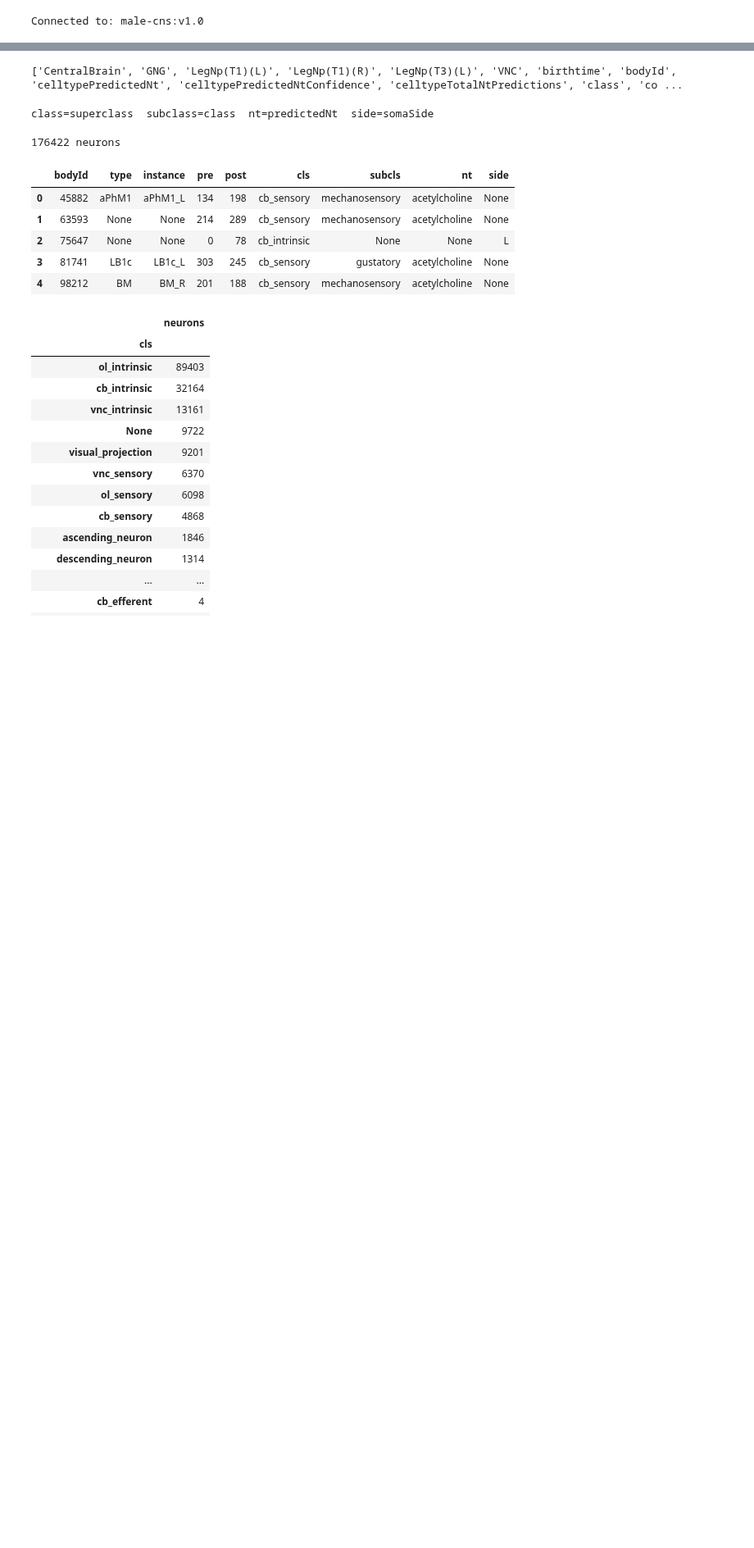
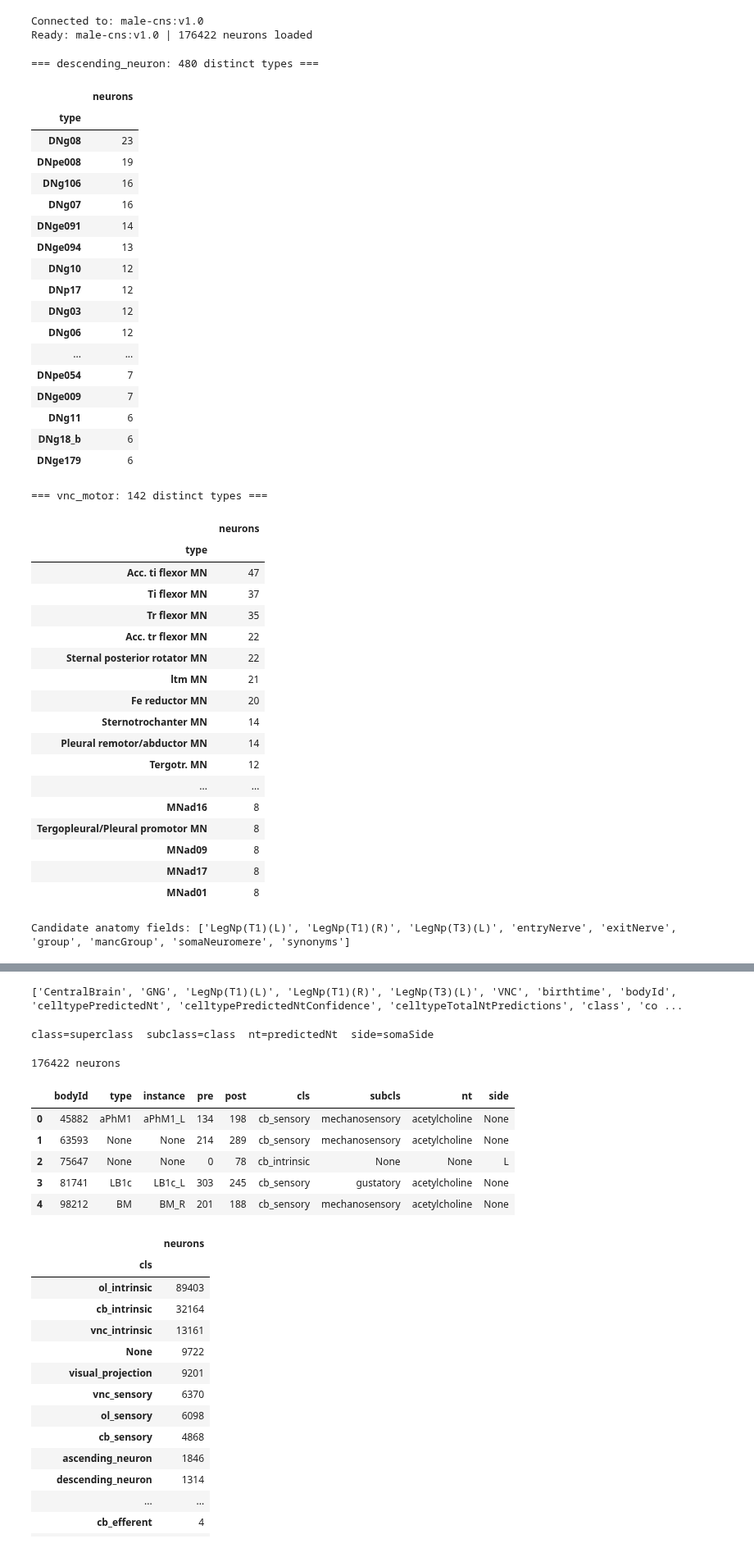
Before and after one commit to Notlord69/arm_simulation, a Jupyter notebook: brain/Notebooks.ipynb, the cells around one changed output, grey strips where cells are left out. Shown at 82% size. Saved outputs shown, nothing was run; the diff lists cells and outputs as text; code cells hidden in the pictures; blank space fills up the shorter version.

```diff
--- a/brain/Notebooks.ipynb
+++ b/brain/Notebooks.ipynb
@@ -12,5 +12,66 @@ c = neu.Client('https://neuprint.janelia.org',
 DATA = Path.home() / 'arm_simulation' / 'brain' / 'data'
 DATA.mkdir(parents=True, exist_ok=True)
 print("Connected to:", c.dataset)
+
+neurons = pd.read_parquet(DATA / 'neurons_male-cns_v1.0.parquet')
+CLASS, SUBCLASS, NT, SIDE = 'superclass', 'class', 'predictedNt', 'somaSide'
+props = c.fetch_custom("""
+    MATCH (n:Neuron) WITH n LIMIT 2000
+    UNWIND keys(n) AS k RETURN DISTINCT k AS property
+""")
+available = set(props['property'])
+
+print("Ready:", c.dataset, "|", len(neurons), "neurons loaded")
 # %% [output]
 Connected to: male-cns:v1.0
+Ready: male-cns:v1.0 | 176422 neurons loaded
+# %%
+for g in ['descending_neuron', 'vnc_motor']:
+    sub = neurons[neurons['cls'] == g]
+    print(f"\n=== {g}: {sub['type'].nunique()} distinct types ===")
+    display(sub['type'].value_counts().head(25).to_frame('neurons'))
+
+keywords = ['neuromere', 'nerve', 'target', 'segment', 'hemilineage',
+            'group', 'region', 'leg', 'muscle', 'synonym', 'entry', 'exit']
+hits = sorted(p for p in available if any(k in p.lower() for k in keywords))
+print("\nCandidate anatomy fields:", hits)
+# %% [output]
+=== descending_neuron: 480 distinct types ===
+|  | neurons |
+| type |  |
+| DNg08 | 23 |
+| DNpe008 | 19 |
+| DNg106 | 16 |
+| DNg07 | 16 |
+| DNge091 | 14 |
+| DNge094 | 13 |
+| DNg10 | 12 |
+| DNp17 | 12 |
+| DNg03 | 12 |
+| DNg06 | 12 |
+| ... | ... |
+| DNpe054 | 7 |
+| DNge009 | 7 |
+| DNg11 | 6 |
+| DNg18_b | 6 |
+| DNge179 | 6 |
+=== vnc_motor: 142 distinct types ===
+|  | neurons |
+| type |  |
+| Acc. ti flexor MN | 47 |
+| Ti flexor MN | 37 |
+| Tr flexor MN | 35 |
+| Acc. tr flexor MN | 22 |
+| Sternal posterior rotator MN | 22 |
+| ltm MN | 21 |
+| Fe reductor MN | 20 |
+| Sternotrochanter MN | 14 |
+| Pleural remotor/abductor MN | 14 |
+| Tergotr. MN | 12 |
+| ... | ... |
+| MNad16 | 8 |
+| Tergopleural/Pleural promotor MN | 8 |
+| MNad09 | 8 |
+| MNad17 | 8 |
+| MNad01 | 8 |
+Candidate anatomy fields: ['LegNp(T1)(L)', 'LegNp(T1)(R)', 'LegNp(T3)(L)', 'entryNerve', 'exitNerve', 'group', 'mancGroup', 'somaNeuromere', 'synonyms']
```
Also changed, not shown: parts of 6 cells of this notebook, 2 other files.
